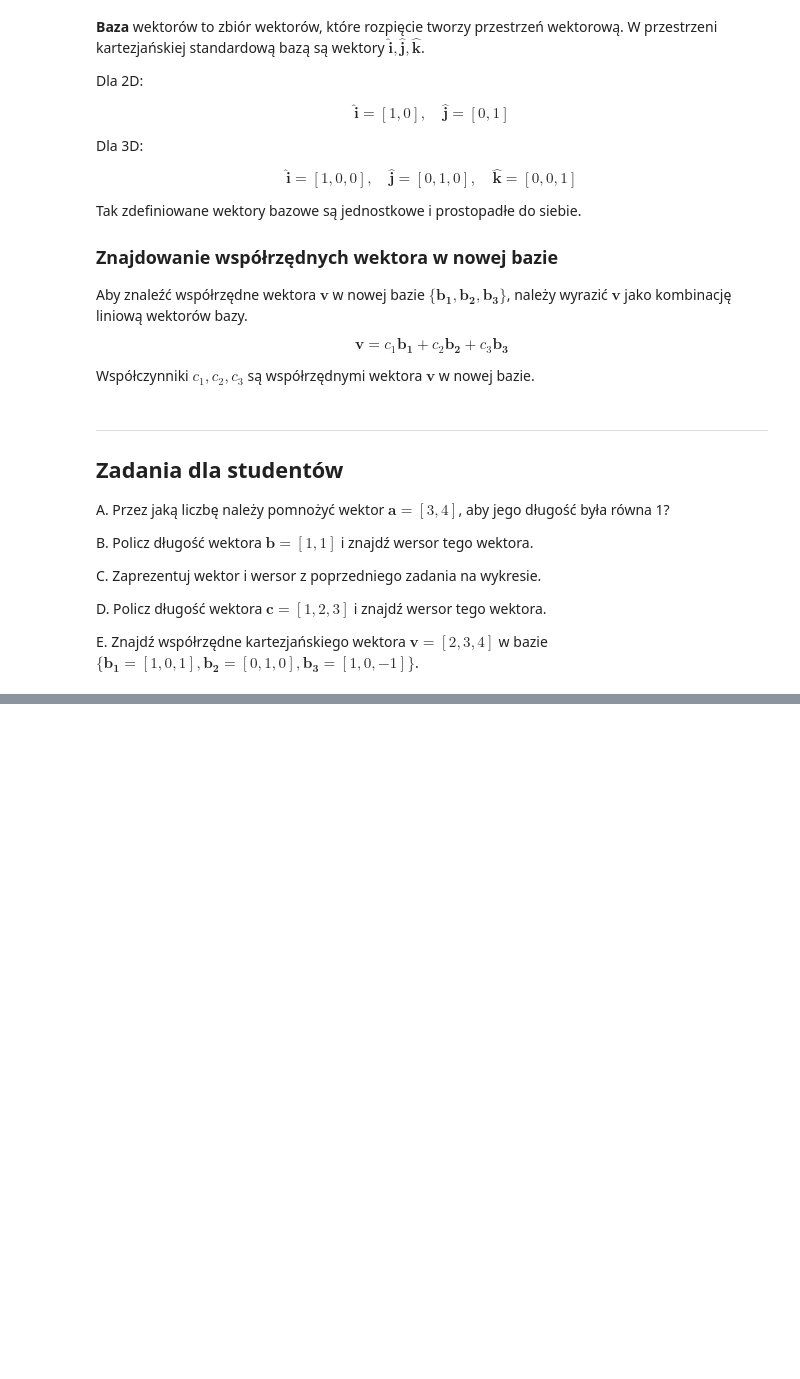
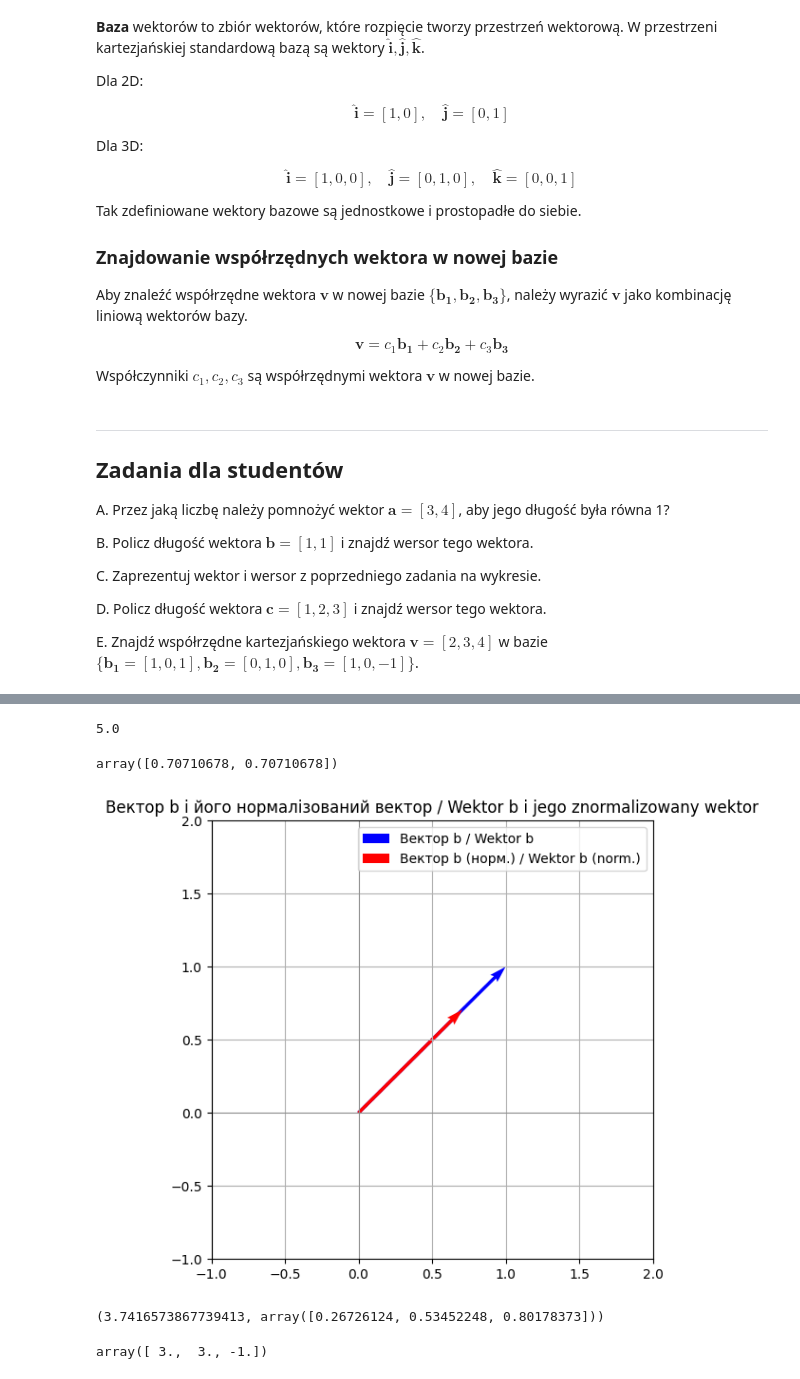
Before and after one commit to bellka555/Math-2024-25-Winter, a Jupyter notebook: Notebooks_PL/01_Algebra_Liniowa/03_Wektory/LA_Wektory_wprowadzenie.ipynb, the cells around one changed output, grey strips where cells are left out. Saved outputs shown, nothing was run; the diff lists cells and outputs as text; code cells hidden in the pictures; blank space fills up the shorter version.

```diff
--- a/Notebooks_PL/01_Algebra_Liniowa/03_Wektory/LA_Wektory_wprowadzenie.ipynb
+++ b/Notebooks_PL/01_Algebra_Liniowa/03_Wektory/LA_Wektory_wprowadzenie.ipynb
@@ -247,0 +183,52 @@ Task E: Coordinates of v in the new basis (b1, b2, b3): {x: 3, y: 3, z: -1}
+# %%
+import numpy as np
+import matplotlib.pyplot as plt
+
+import sympy as sp
+a_x= 3
+a_y= 4
+
+dlugosc_a= sp.sqrt(a_x**2 + ау**2)
+
+wynik= 1/5
+wynik
+# %% [output]
+5.0
+# %%
+b = np.array([1, 1])  # Визначаємо вектор b / Definiujemy wektor b
+b_length = np.linalg.norm(b)  # Обчислюємо довжину вектора b / Obliczamy długość wektora b
+b_normalized = b / b_length  # Нормалізуємо вектор b / Normalizujemy wektor b
+b_length
+# %% [output]
+array([0.70710678, 0.70710678])
+# %%
+plt.figure(figsize=(6, 6))
+plt.quiver(0, 0, b[0], b[1], angles='xy', scale_units='xy', scale=1, color='blue', label="Вектор b / Wektor b")
+plt.quiver(0, 0, b_normalized[0], b_normalized[1], angles='xy', scale_units='xy', scale=1, color='red', label="Вектор b (норм.) / Wektor b (norm.)")
+plt.xlim(-1, 2)
+plt.ylim(-1, 2)
+plt.axhline(0, color='grey', lw=0.5)  # Горизонтальна вісь / Oś pozioma
+plt.axvline(0, color='grey', lw=0.5)  # Вертикальна вісь / Oś pionowa
+plt.legend()
+plt.title("Вектор b і його нормалізований вектор / Wektor b i jego znormalizowany wektor")
+plt.grid()
+plt.show()
+# %% [output]
+[figure, added]
+# %%
+c = np.array([1, 2, 3])  # Визначаємо вектор c / Definiujemy wektor c
+c_length = np.linalg.norm(c)  # Обчислюємо довжину вектора c / Obliczamy długość wektora c
+c_normalized = c / c_length  # Нормалізуємо вектор c / Normalizujemy wektor c
+c_length,c_normalized
+# %% [output]
+(3.7416573867739413, array([0.26726124, 0.53452248, 0.80178373]))
+# %%
+v = np.array([2, 3, 4])  # Визначаємо вектор v / Definiujemy wektor v
+b1 = np.array([1, 0, 1])  # Вектор базису b1 / Wektor bazy b1
+b2 = np.array([0, 1, 0])  # Вектор базису b2 / Wektor bazy b2
+b3 = np.array([1, 0, -1]) # Вектор базису b3 / Wektor bazy b3
+B = np.column_stack([b1, b2, b3])  # Створюємо матрицю базису B / Tworzymy macierz bazy B
+v_coords = np.linalg.solve(B, v)  # Розв'язуємо систему для знаходження координат / Rozwiązujemy układ aby znaleźć współrzędne
+v_coords
+# %% [output]
+array([ 3.,  3., -1.])
```
Also changed, not shown: parts of 1 cell of this notebook.
